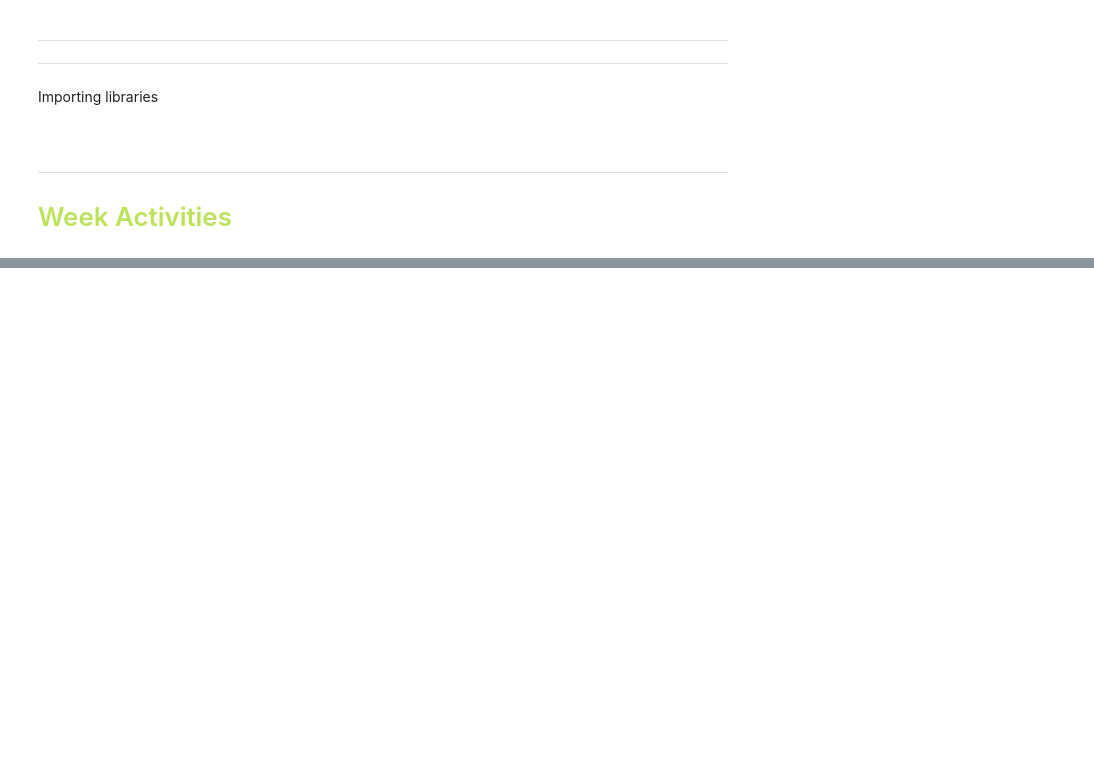
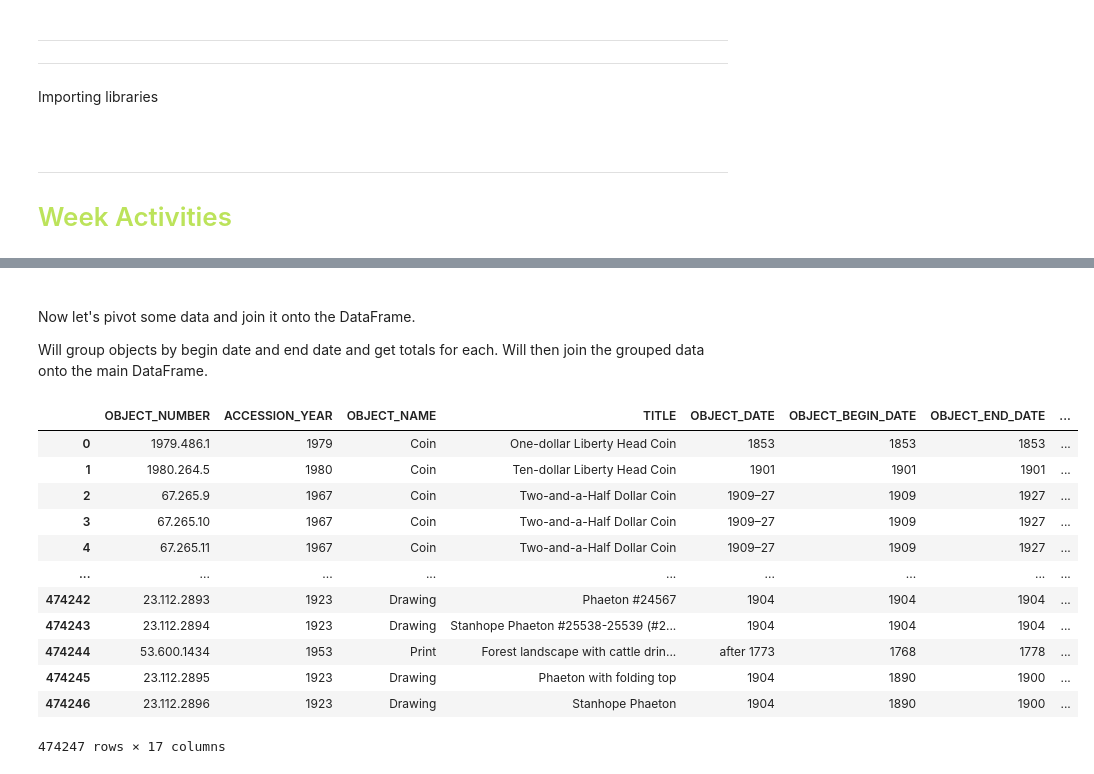
Before and after one commit to Hakuna-Patata/BU_MSDS_PTW, a Jupyter notebook: DSC 540 - Data Preparation/Week 7 & 8.ipynb, the cells around one changed output, grey strips where cells are left out. Cells and saved outputs as stored; diff of their text form; code cells hidden in the pictures; blank space fills up the shorter version.

```diff
--- a/DSC 540 - Data Preparation/Week 7 & 8.ipynb
+++ b/DSC 540 - Data Preparation/Week 7 & 8.ipynb
@@ -229,0 +266,26 @@ for row in select:
+# %% [markdown]
+<br>
+
+Now let's pivot some data and join it onto the DataFrame.
+
+Will group objects by begin date and end date and get totals for each. Will then join the grouped data onto the main DataFrame.
+# %%
+begin_date_totals_df = pd.DataFrame(met_df.groupby(['OBJECT_BEGIN_DATE']).size(), columns=['OBJ_BEGIN_DATE_TOTAL'])
+# %%
+met_df = met_df.merge(begin_date_totals_df, how='left', left_on='OBJECT_BEGIN_DATE', right_index=True)
+
+met_df
+# %% [output]
+|  | OBJECT_NUMBER | ACCESSION_YEAR | OBJECT_NAME | TITLE | OBJECT_DATE | OBJECT_BEGIN_DATE | OBJECT_END_DATE | ... |
+| 0 | 1979.486.1 | 1979 | Coin | One-dollar Liberty Head Coin | 1853 | 1853 | 1853 | ... |
+| 1 | 1980.264.5 | 1980 | Coin | Ten-dollar Liberty Head Coin | 1901 | 1901 | 1901 | ... |
+| 2 | 67.265.9 | 1967 | Coin | Two-and-a-Half Dollar Coin | 1909–27 | 1909 | 1927 | ... |
+| 3 | 67.265.10 | 1967 | Coin | Two-and-a-Half Dollar Coin | 1909–27 | 1909 | 1927 | ... |
+| 4 | 67.265.11 | 1967 | Coin | Two-and-a-Half Dollar Coin | 1909–27 | 1909 | 1927 | ... |
+| ... | ... | ... | ... | ... | ... | ... | ... | ... |
+| 474242 | 23.112.2893 | 1923 | Drawing | Phaeton #24567 | 1904 | 1904 | 1904 | ... |
+| 474243 | 23.112.2894 | 1923 | Drawing | Stanhope Phaeton #25538-25539 (#2... | 1904 | 1904 | 1904 | ... |
+| 474244 | 53.600.1434 | 1953 | Print | Forest landscape with cattle drin... | after 1773 | 1768 | 1778 | ... |
+| 474245 | 23.112.2895 | 1923 | Drawing | Phaeton with folding top | 1904 | 1890 | 1900 | ... |
+| 474246 | 23.112.2896 | 1923 | Drawing | Stanhope Phaeton | 1904 | 1890 | 1900 | ... |
+474247 rows × 17 columns
```
Also changed, not shown: parts of 23 cells of this notebook, 1 other file.
